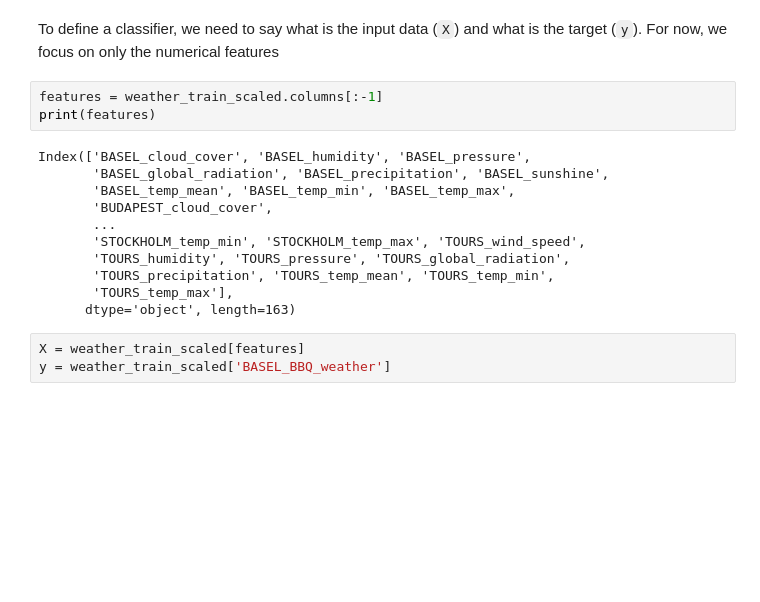
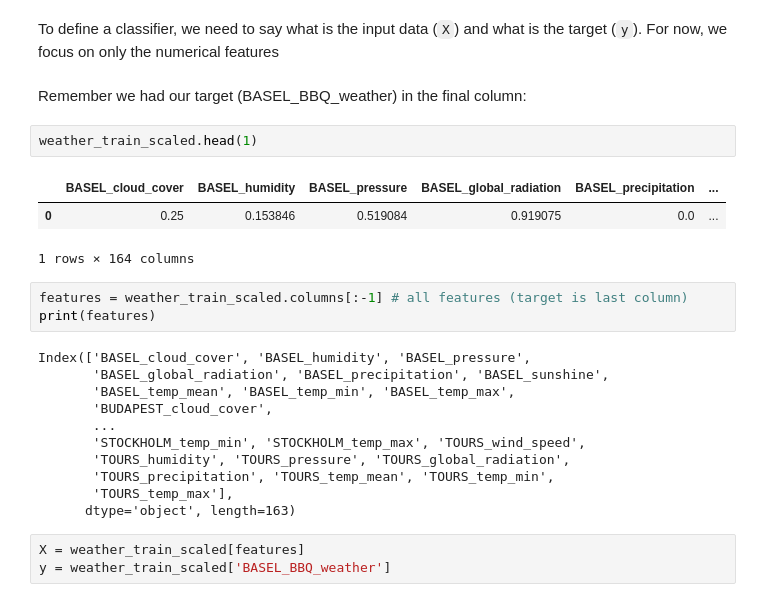
Before and after one commit to esciencecenter-digital-skills/SICSS-odissei-machine-learning, a Jupyter notebook: notebooks/3-Model-pipeline.ipynb, the cells around one changed output. Saved outputs shown, nothing was run; the diff lists cells and outputs as text; blank space fills up the shorter version.

```diff
--- a/notebooks/3-Model-pipeline.ipynb
+++ b/notebooks/3-Model-pipeline.ipynb
@@ -7,8 +13,16 @@ weather_train_scaled = pd.read_csv('data/weather_train_scaled.csv')
 # %% [markdown]
 To define a classifier, we need to say what is the input data (`X`) and what is the target (`y`).
 For now, we focus on only the numerical features
+# %% [markdown]
+Remember we had our target (BASEL_BBQ_weather) in the final column:
+# %%
+weather_train_scaled.head(1)
+# %% [output]
+|  | BASEL_cloud_cover | BASEL_humidity | BASEL_pressure | BASEL_global_radiation | BASEL_precipitation | ... |
+| 0 | 0.25 | 0.153846 | 0.519084 | 0.919075 | 0.0 | ... |
+1 rows × 164 columns
 # %%
-features = weather_train_scaled.columns[:-1]
+features = weather_train_scaled.columns[:-1] # all features (target is last column)
 print(features)
 # %% [output]
 Index(['BASEL_cloud_cover', 'BASEL_humidity', 'BASEL_pressure',
```
Also changed, not shown: parts of 3 cells of this notebook, 1 other file.
